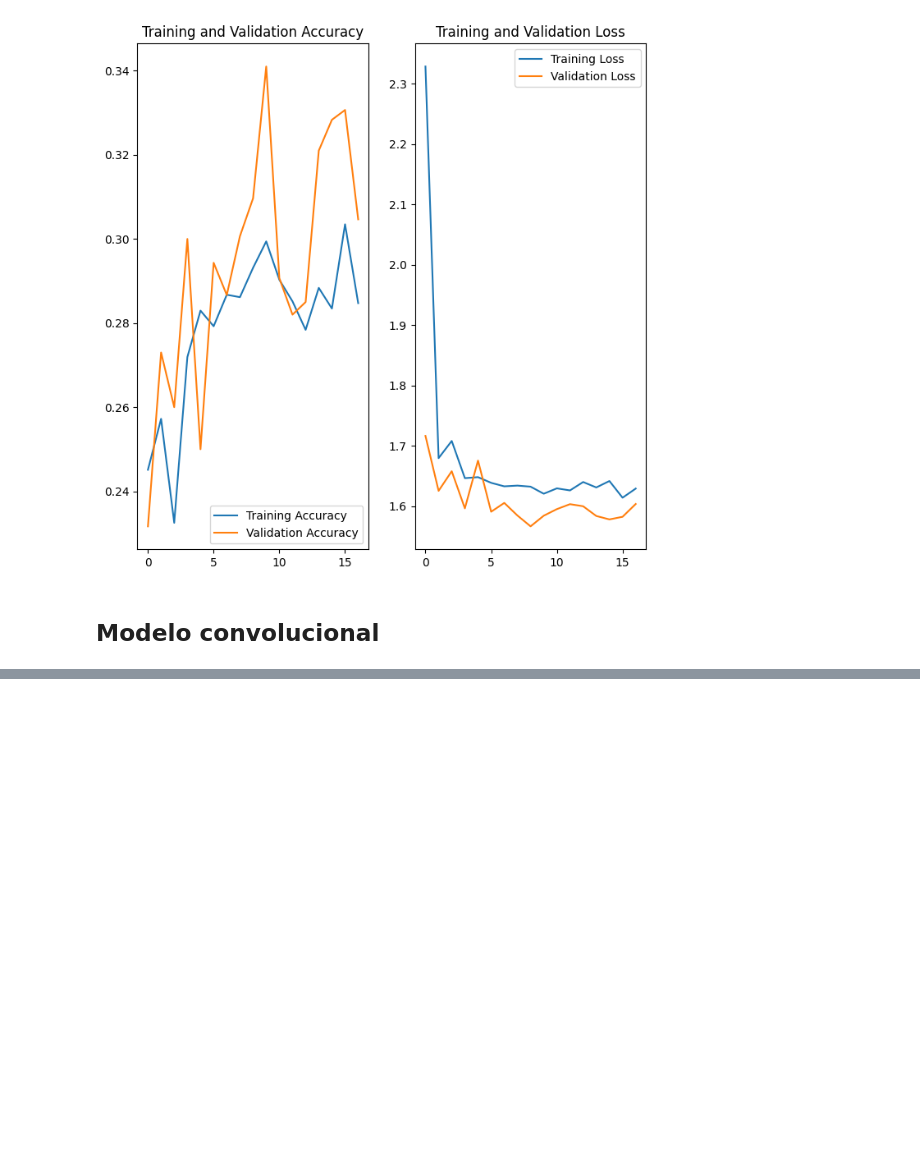
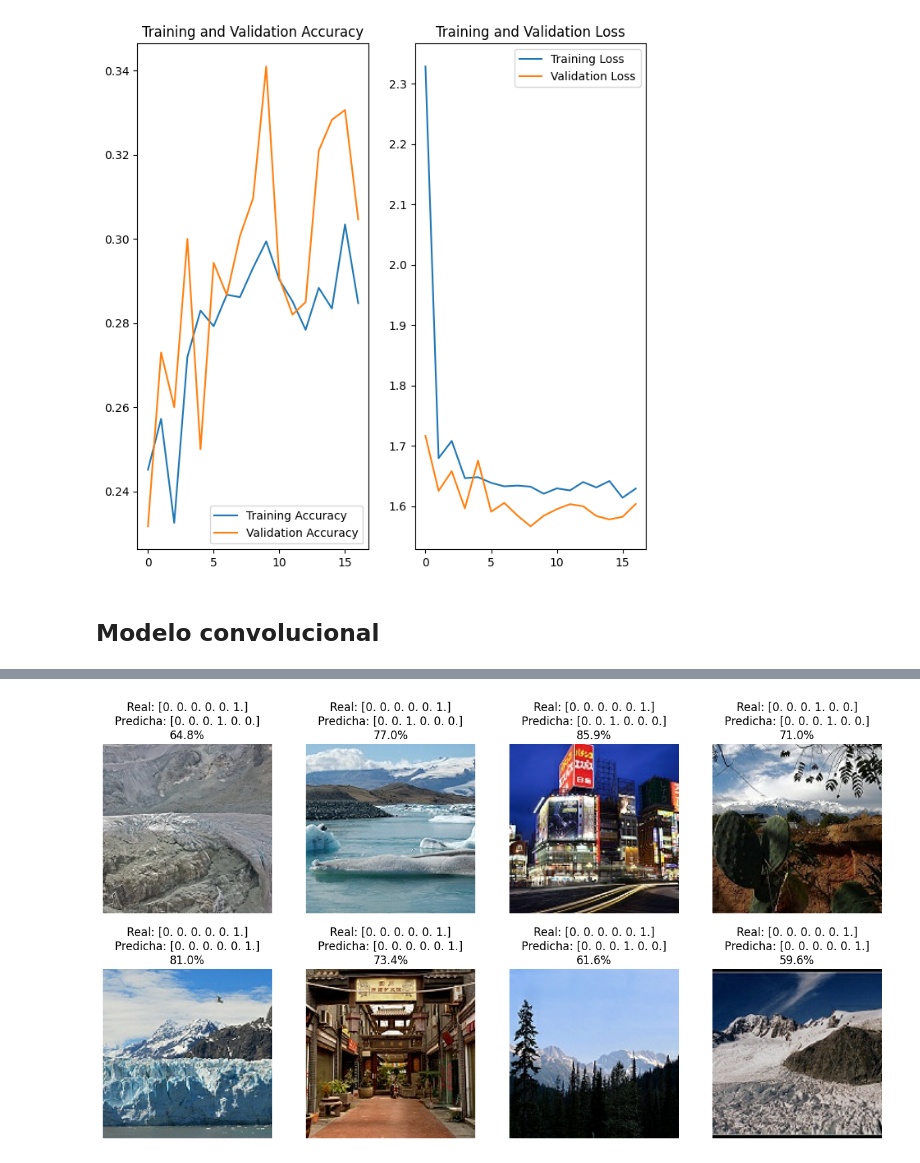
Before and after one commit to nacho-gonz/TPs-AA2, a Jupyter notebook: Problema3/TP1_P3.ipynb, the cells around one changed output, grey strips where cells are left out. Drawn from its saved outputs; the diff is of its cells as text; code cells hidden in the pictures; blank space fills up the shorter version.

```diff
--- a/Problema3/TP1_P3.ipynb
+++ b/Problema3/TP1_P3.ipynb
@@ -259,0 +361,21 @@ def build_model_conv(input_shape):
+# %%
+for images, labels in val_ds.take(1):
+    preds = conv_model.predict(images)
+
+true_classes = np.argmax(labels.numpy(), axis=1)
+predicted_classes = np.argmax(preds, axis=1)
+
+N = 8
+plt.figure(figsize=(15, 8))
+
+for i in range(N):
+    plt.subplot(2, 4, i + 1)
+    plt.imshow(images[i].numpy().astype("uint8"))
+    confidence = np.max(preds[i])*100
+
+
+    plt.title(f"Real: {labels[true_classes[i]]}\nPredicha: {labels[predicted_classes[i]]}\n{confidence:.1f}%")
+    plt.axis("off")
+
+plt.show()
+# %% [output]
@@ -259,0 +383 @@ def build_model_conv(input_shape):
+[figure, added]
```
Also changed, not shown: parts of 8 cells of this notebook.
